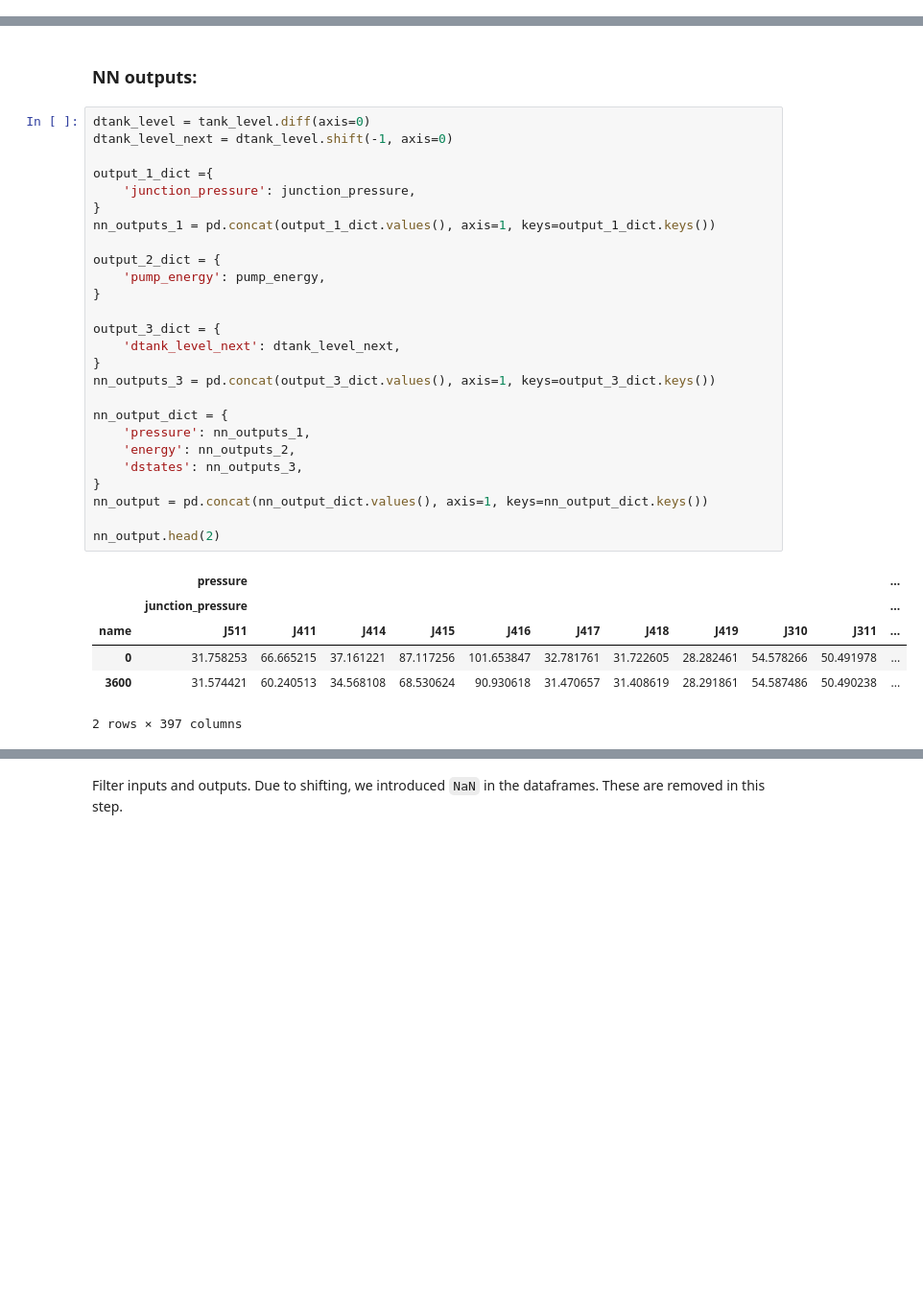
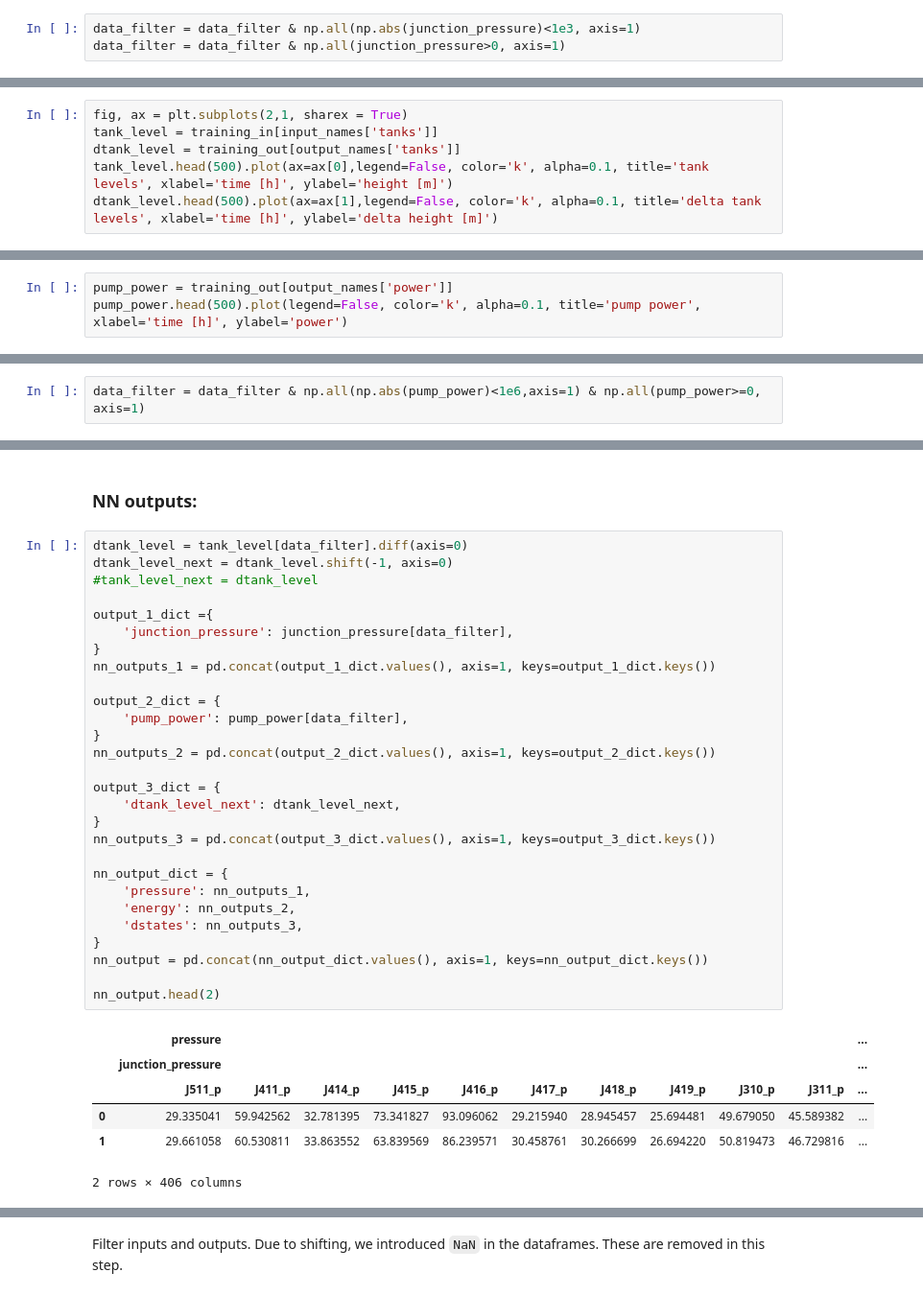
Before and after one commit to 4flixt/2019_WNTR_Surrogate_Model, a Jupyter notebook: Surrogate_Model/DNN_woClustering/DNN_woClustering_test.ipynb, the cells around one changed output, grey strips where cells are left out. Shown at 96% size. Saved outputs shown, nothing was run; the diff lists cells and outputs as text; blank space fills up the shorter version.

```diff
--- a/Surrogate_Model/DNN_woClustering/DNN_woClustering_test.ipynb
+++ b/Surrogate_Model/DNN_woClustering/DNN_woClustering_test.ipynb
@@ -49,0 +69,3 @@ junction_demand = results.node['demand'][node_names[2]]
+# %%
+data_filter = data_filter & np.all(np.abs(junction_pressure)<1e3, axis=1)
+data_filter = data_filter & np.all(junction_pressure>0, axis=1)
@@ -56,0 +81,6 @@ tank_level.shape
+# %%
+fig, ax = plt.subplots(2,1, sharex = True)
+tank_level = training_in[input_names['tanks']]
+dtank_level = training_out[output_names['tanks']]
+tank_level.head(500).plot(ax=ax[0],legend=False, color='k', alpha=0.1, title='tank levels', xlabel='time [h]', ylabel='height [m]')
+dtank_level.head(500).plot(ax=ax[1],legend=False, color='k', alpha=0.1, title='delta tank levels', xlabel='time [h]', ylabel='delta height [m]')
@@ -72,0 +123,3 @@ pump_energy.head(3)
+# %%
+pump_power = training_out[output_names['power']]
+pump_power.head(500).plot(legend=False, color='k', alpha=0.1, title='pump power', xlabel='time [h]', ylabel='power')
@@ -72,0 +129,2 @@ pump_energy.head(3)
+# %%
+data_filter = data_filter & np.all(np.abs(pump_power)<1e6,axis=1) & np.all(pump_power>=0, axis=1)
@@ -117,35 +215,37 @@ nn_input.head(2)
 # %% [markdown]
 ### NN outputs:
 # %%
-dtank_level = tank_level.diff(axis=0)
+dtank_level = tank_level[data_filter].diff(axis=0)
 dtank_level_next = dtank_level.shift(-1, axis=0)
+#tank_level_next = dtank_level
 
 output_1_dict ={
-    'junction_pressure': junction_pressure,
+    'junction_pressure': junction_pressure[data_filter],
 }
 nn_outputs_1 = pd.concat(output_1_dict.values(), axis=1, keys=output_1_dict.keys())
 
 output_2_dict = {
-    'pump_energy': pump_energy,
+    'pump_power': pump_power[data_filter],
 }
+nn_outputs_2 = pd.concat(output_2_dict.values(), axis=1, keys=output_2_dict.keys())
 
 output_3_dict = {
     'dtank_level_next': dtank_level_next,
 }
 nn_outputs_3 = pd.concat(output_3_dict.values(), axis=1, keys=output_3_dict.keys())
 
 nn_output_dict = {
     'pressure': nn_outputs_1,
     'energy': nn_outputs_2,
     'dstates': nn_outputs_3,
 }
 nn_output = pd.concat(nn_output_dict.values(), axis=1, keys=nn_output_dict.keys())
 
 nn_output.head(2)
 # %% [output]
 |  | pressure |  |  |  |  |  |  |  |  |  | ... |
 |  | junction_pressure |  |  |  |  |  |  |  |  |  | ... |
-| name | J511 | J411 | J414 | J415 | J416 | J417 | J418 | J419 | J310 | J311 | ... |
-| 0 | 31.758253 | 66.665215 | 37.161221 | 87.117256 | 101.653847 | 32.781761 | 31.722605 | 28.282461 | 54.578266 | 50.491978 | ... |
-| 3600 | 31.574421 | 60.240513 | 34.568108 | 68.530624 | 90.930618 | 31.470657 | 31.408619 | 28.291861 | 54.587486 | 50.490238 | ... |
+|  | J511_p | J411_p | J414_p | J415_p | J416_p | J417_p | J418_p | J419_p | J310_p | J311_p | ... |
+| 0 | 29.335041 | 59.942562 | 32.781395 | 73.341827 | 93.096062 | 29.215940 | 28.945457 | 25.694481 | 49.679050 | 45.589382 | ... |
+| 1 | 29.661058 | 60.530811 | 33.863552 | 63.839569 | 86.239571 | 30.458761 | 30.266699 | 26.694220 | 50.819473 | 46.729816 | ... |
-2 rows × 397 columns
+2 rows × 406 columns
```
Also changed, not shown: parts of 48 cells of this notebook.
